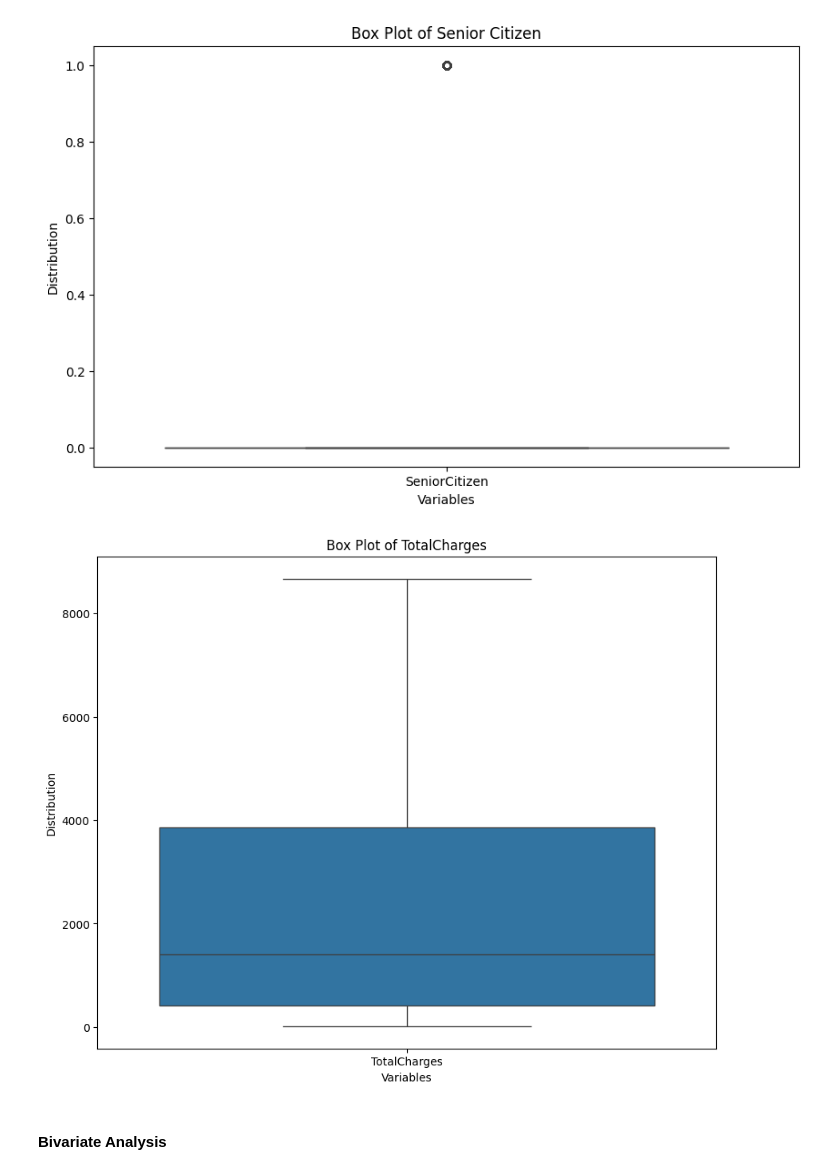
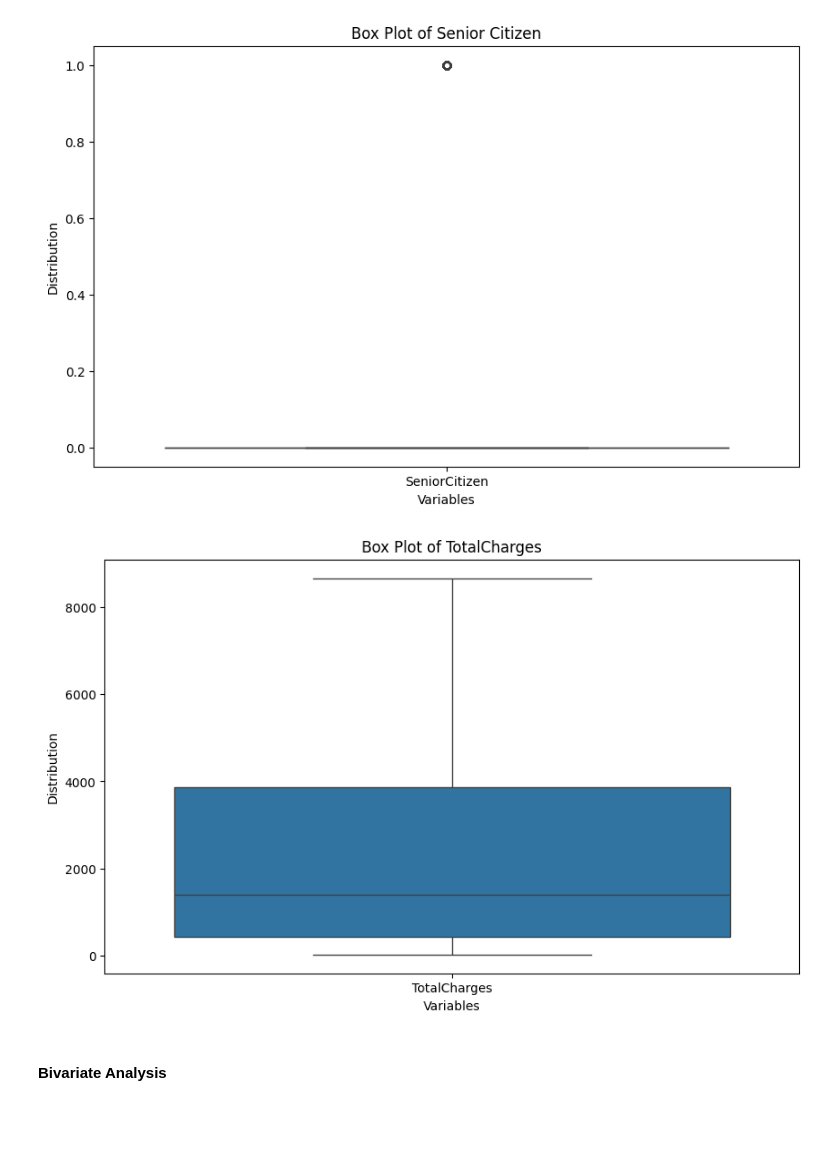
Before and after one commit to Njuraita/Customer-Churn-Prediction-, a Jupyter notebook: notebook/main.ipynb, the cells around one changed output. Cells and saved outputs as stored; diff of their text form; code cells hidden in the pictures; blank space fills up the shorter version.

```diff
--- a/notebook/main.ipynb
+++ b/notebook/main.ipynb
@@ -426,20 +419,20 @@ plt.show()
 # %% [output]
 [figure]
 # %%
-plt.figure(figsize=(10, 8))
-sns.boxplot(churn_prime[['TotalCharges']])
+plt.figure(figsize=(10, 6))
+sns.boxplot(churn_prime[['TotalCharges']],  whis=4.5)
 
 # Add titles and labels
 plt.title('Box Plot of TotalCharges')
 plt.xlabel('Variables')
 plt.ylabel('Distribution')
 
 plt.grid(False)
 
 # Display the plot
 plt.show()
 # %% [output]
-[figure, old version]
+[figure, new version]
 # %% [markdown]
 #### **Bivariate Analysis**
 # %%
```
Also changed, not shown: parts of 23 cells of this notebook.
